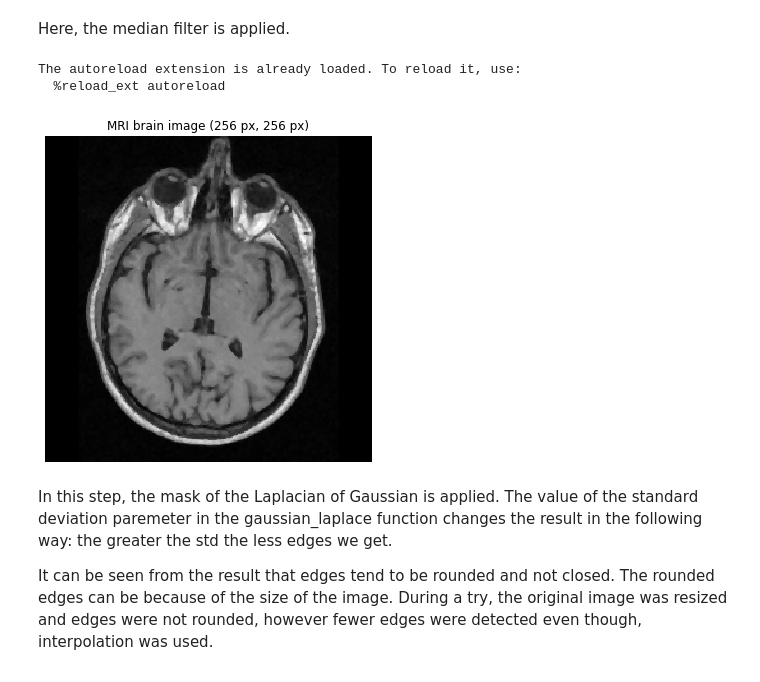
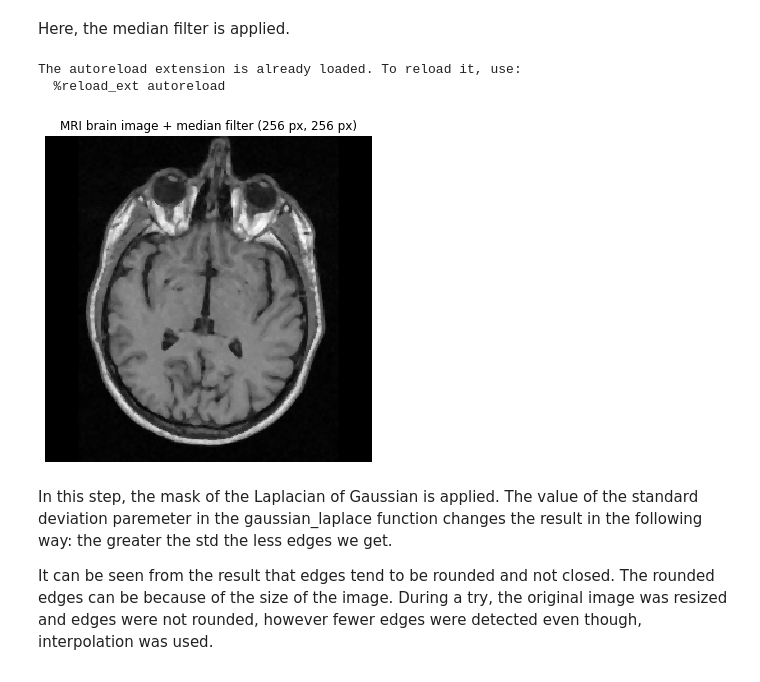
Before and after one commit to emarazz/iapr_2020, a Jupyter notebook: our_labs/lab_01_segmentation.ipynb, the cells around one changed output. Drawn from its saved outputs; the diff is of its cells as text; code cells hidden in the pictures.

```diff
--- a/our_labs/lab_01_segmentation.ipynb
+++ b/our_labs/lab_01_segmentation.ipynb
@@ -139,18 +139,18 @@ Here, the median filter is applied.
 # %%
 %load_ext autoreload
 %autoreload 2
 
 from helpers import *
 import skimage.filters
 from scipy import ndimage
 
 
 median_filtered = skimage.filters.median(brain_im)/255
-plot_brain(median_filtered, original_size=False)
+plot_brain(median_filtered, original_size=False, label = 'MRI brain image + median filter ({} px, {} px)')
 # %% [output]
 The autoreload extension is already loaded. To reload it, use:
   %reload_ext autoreload
-[figure, old version]
+[figure, new version]
 # %% [markdown]
 In this step, the mask of the Laplacian of Gaussian is applied. The value of the standard deviation paremeter in the gaussian_laplace function changes the result in the following way: the greater the std the less edges we get.
 
```
Also changed, not shown: parts of 3 cells of this notebook, 1 other file.
